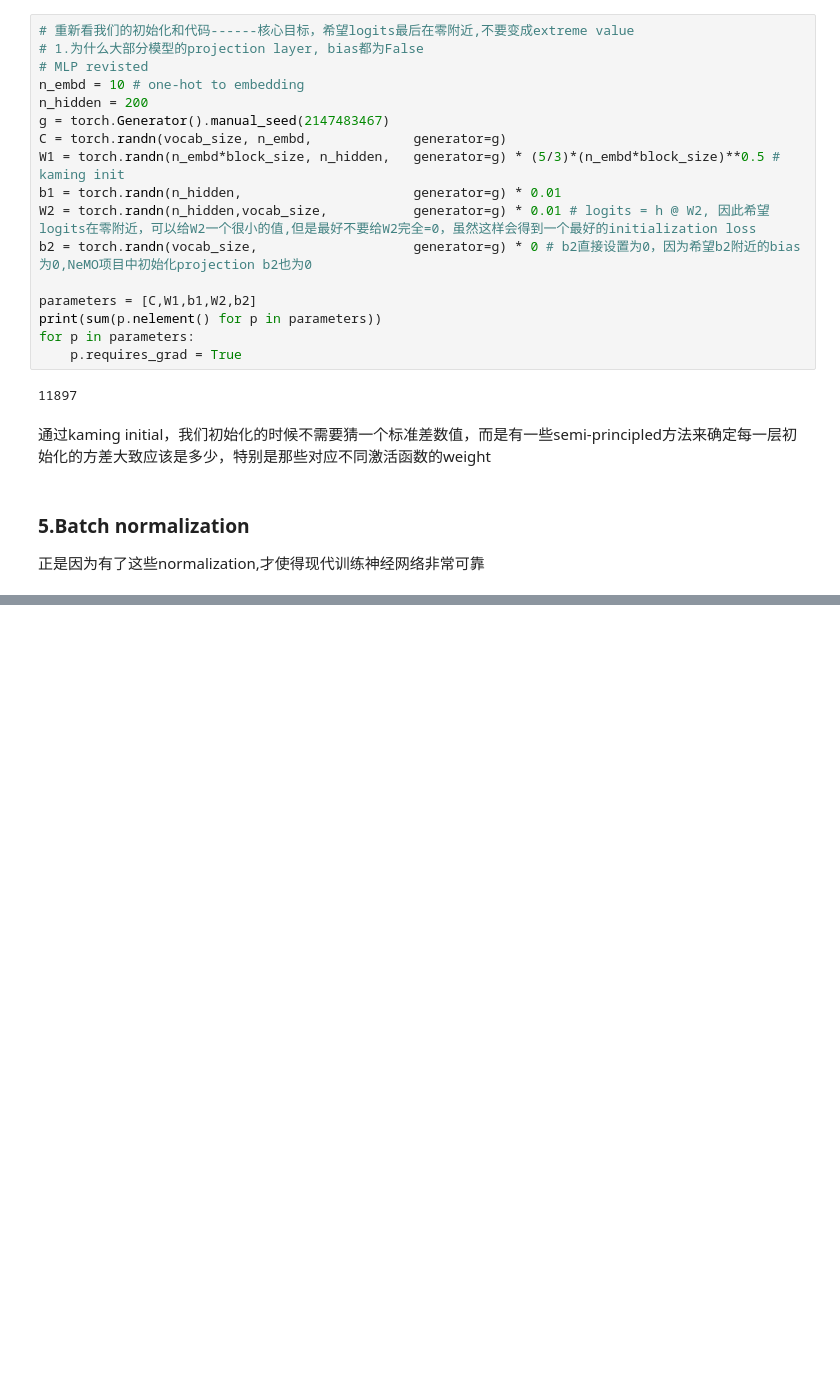
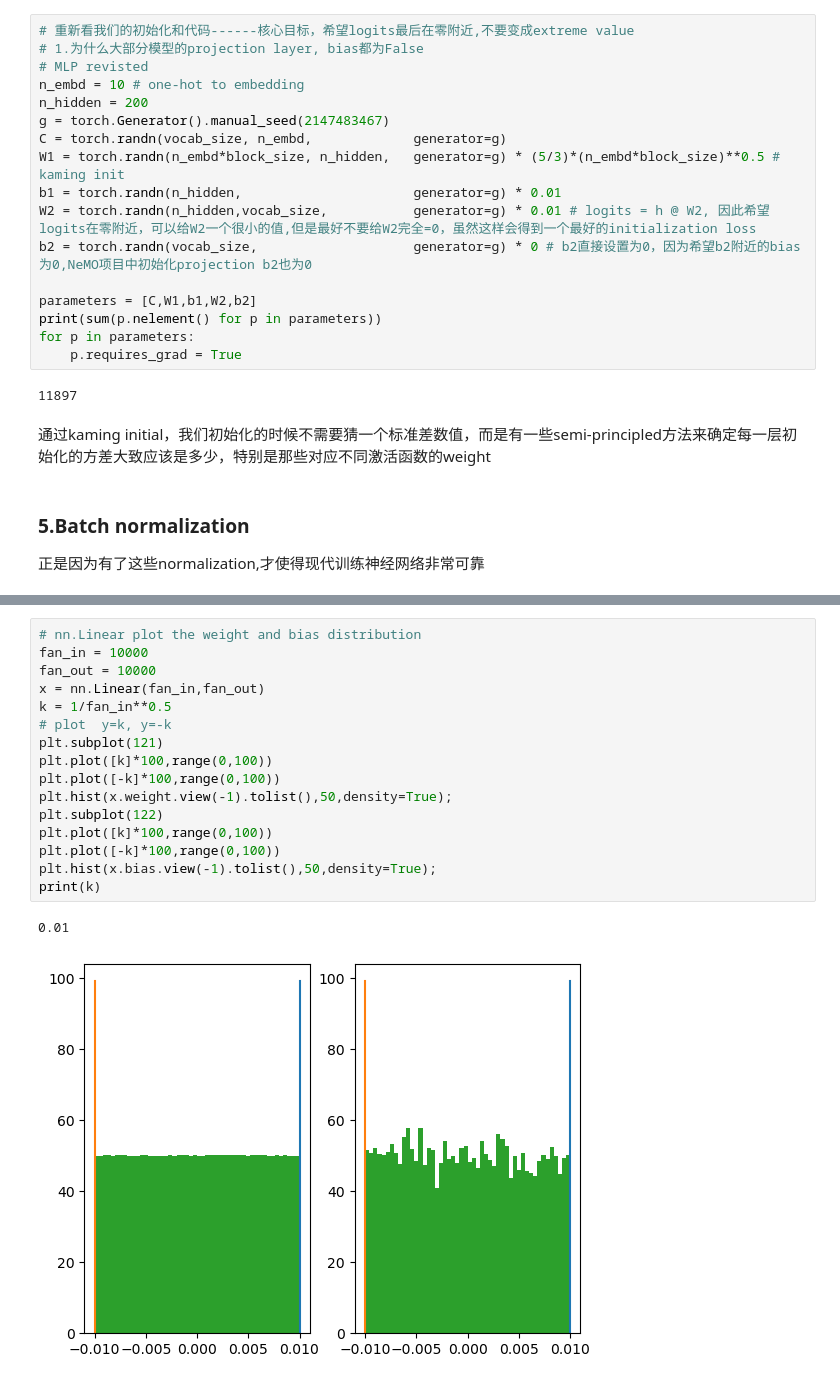
Before and after one commit to sirius777coder/Bioinformatics-Fileds, a Jupyter notebook: andre_dl/04_make_more_activation_gradients_batchnorm.ipynb, the cells around one changed output, grey strips where cells are left out. Saved outputs shown, nothing was run; the diff lists cells and outputs as text; blank space fills up the shorter version.

```diff
--- a/andre_dl/04_make_more_activation_gradients_batchnorm.ipynb
+++ b/andre_dl/04_make_more_activation_gradients_batchnorm.ipynb
@@ -745,0 +1028,19 @@ for p in parameters:
+# %%
+# nn.Linear plot the weight and bias distribution
+fan_in = 10000
+fan_out = 10000
+x = nn.Linear(fan_in,fan_out)
+k = 1/fan_in**0.5
+# plot  y=k, y=-k
+plt.subplot(121)
+plt.plot([k]*100,range(0,100))
+plt.plot([-k]*100,range(0,100))
+plt.hist(x.weight.view(-1).tolist(),50,density=True);
+plt.subplot(122)
+plt.plot([k]*100,range(0,100))
+plt.plot([-k]*100,range(0,100))
+plt.hist(x.bias.view(-1).tolist(),50,density=True);
+print(k)
+# %% [output]
+0.01
+[figure, added]
```
Also changed, not shown: parts of 37 cells of this notebook, 1 other file.
